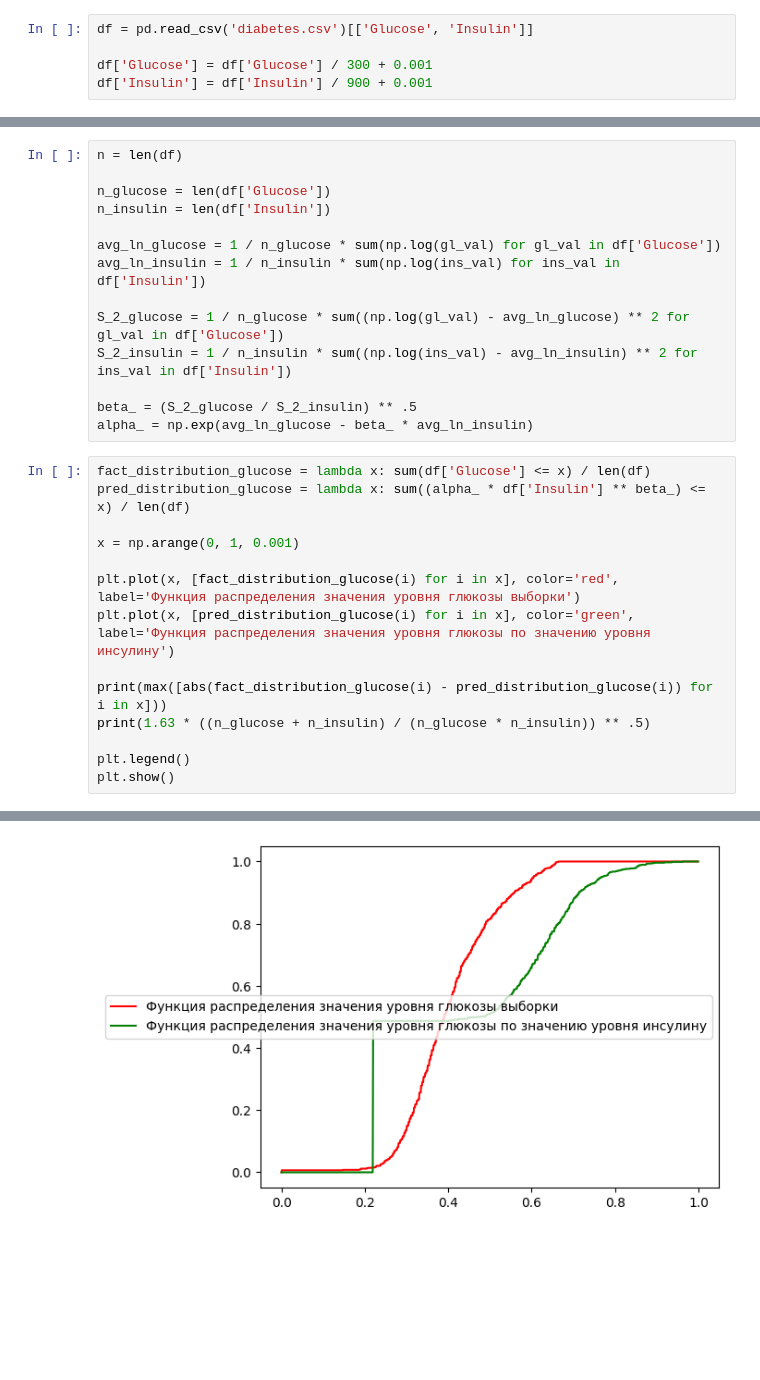
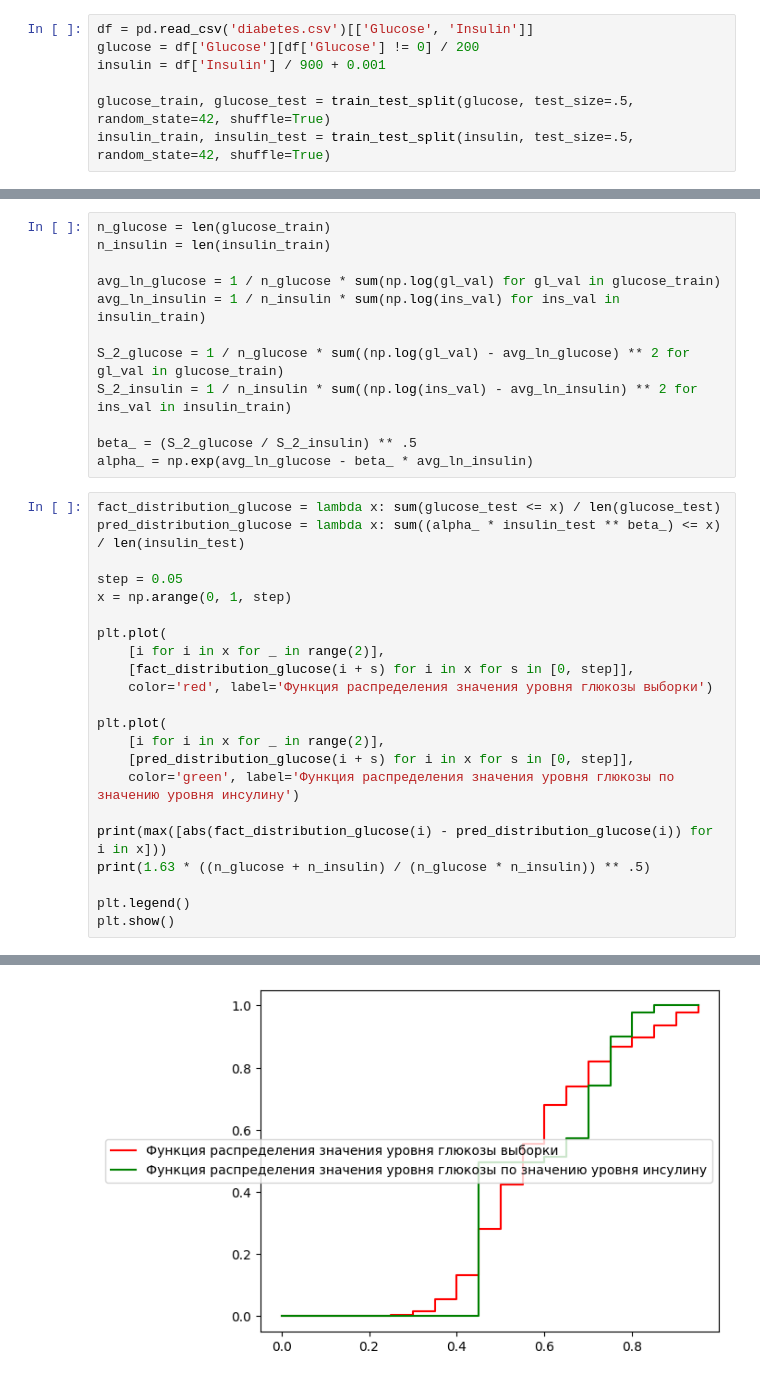
Before and after one commit to AngelicHedgehog/BMSTU-Modeling, a Jupyter notebook: hw2/hw2.ipynb, the cells around one changed output, grey strips where cells are left out. Saved outputs shown, nothing was run; the diff lists cells and outputs as text; blank space fills up the shorter version.

```diff
--- a/hw2/hw2.ipynb
+++ b/hw2/hw2.ipynb
@@ -5,5 +6,7 @@ from matplotlib import pyplot as plt
 # %%
 df = pd.read_csv('diabetes.csv')[['Glucose', 'Insulin']]
+glucose = df['Glucose'][df['Glucose'] != 0] / 200
+insulin = df['Insulin'] / 900 + 0.001
 
-df['Glucose'] = df['Glucose'] / 300 + 0.001
-df['Insulin'] = df['Insulin'] / 900 + 0.001
+glucose_train, glucose_test = train_test_split(glucose, test_size=.5, random_state=42, shuffle=True)
+insulin_train, insulin_test = train_test_split(insulin, test_size=.5, random_state=42, shuffle=True)
@@ -22,25 +79,31 @@ plt.show()
 # %%
-n = len(df)
+n_glucose = len(glucose_train)
+n_insulin = len(insulin_train)
 
-n_glucose = len(df['Glucose'])
-n_insulin = len(df['Insulin'])
+avg_ln_glucose = 1 / n_glucose * sum(np.log(gl_val) for gl_val in glucose_train)
+avg_ln_insulin = 1 / n_insulin * sum(np.log(ins_val) for ins_val in insulin_train)
 
-avg_ln_glucose = 1 / n_glucose * sum(np.log(gl_val) for gl_val in df['Glucose'])
-avg_ln_insulin = 1 / n_insulin * sum(np.log(ins_val) for ins_val in df['Insulin'])
-
-S_2_glucose = 1 / n_glucose * sum((np.log(gl_val) - avg_ln_glucose) ** 2 for gl_val in df['Glucose'])
-S_2_insulin = 1 / n_insulin * sum((np.log(ins_val) - avg_ln_insulin) ** 2 for ins_val in df['Insulin'])
+S_2_glucose = 1 / n_glucose * sum((np.log(gl_val) - avg_ln_glucose) ** 2 for gl_val in glucose_train)
+S_2_insulin = 1 / n_insulin * sum((np.log(ins_val) - avg_ln_insulin) ** 2 for ins_val in insulin_train)
 
 beta_ = (S_2_glucose / S_2_insulin) ** .5
 alpha_ = np.exp(avg_ln_glucose - beta_ * avg_ln_insulin)
 # %%
-fact_distribution_glucose = lambda x: sum(df['Glucose'] <= x) / len(df)
-pred_distribution_glucose = lambda x: sum((alpha_ * df['Insulin'] ** beta_) <= x) / len(df)
+fact_distribution_glucose = lambda x: sum(glucose_test <= x) / len(glucose_test)
+pred_distribution_glucose = lambda x: sum((alpha_ * insulin_test ** beta_) <= x) / len(insulin_test)
 
-x = np.arange(0, 1, 0.001)
+step = 0.05
+x = np.arange(0, 1, step)
 
-plt.plot(x, [fact_distribution_glucose(i) for i in x], color='red', label='Функция распределения значения уровня глюкозы выборки')
-plt.plot(x, [pred_distribution_glucose(i) for i in x], color='green', label='Функция распределения значения уровня глюкозы по значению уровня инсулину')
+plt.plot(
+    [i for i in x for _ in range(2)],
+    [fact_distribution_glucose(i + s) for i in x for s in [0, step]],
+    color='red', label='Функция распределения значения уровня глюкозы выборки')
+
+plt.plot(
+    [i for i in x for _ in range(2)],
+    [pred_distribution_glucose(i + s) for i in x for s in [0, step]],
+    color='green', label='Функция распределения значения уровня глюкозы по значению уровня инсулину')
 
 print(max([abs(fact_distribution_glucose(i) - pred_distribution_glucose(i)) for i in x]))
 print(1.63 * ((n_glucose + n_insulin) / (n_glucose * n_insulin)) ** .5)
@@ -53,4 +116,4 @@ plt.show()
-[figure, old version]
+[figure, new version]
 # %%
 alpha_, beta_
 # %% [output]
```
Also changed, not shown: parts of 8 cells of this notebook.
